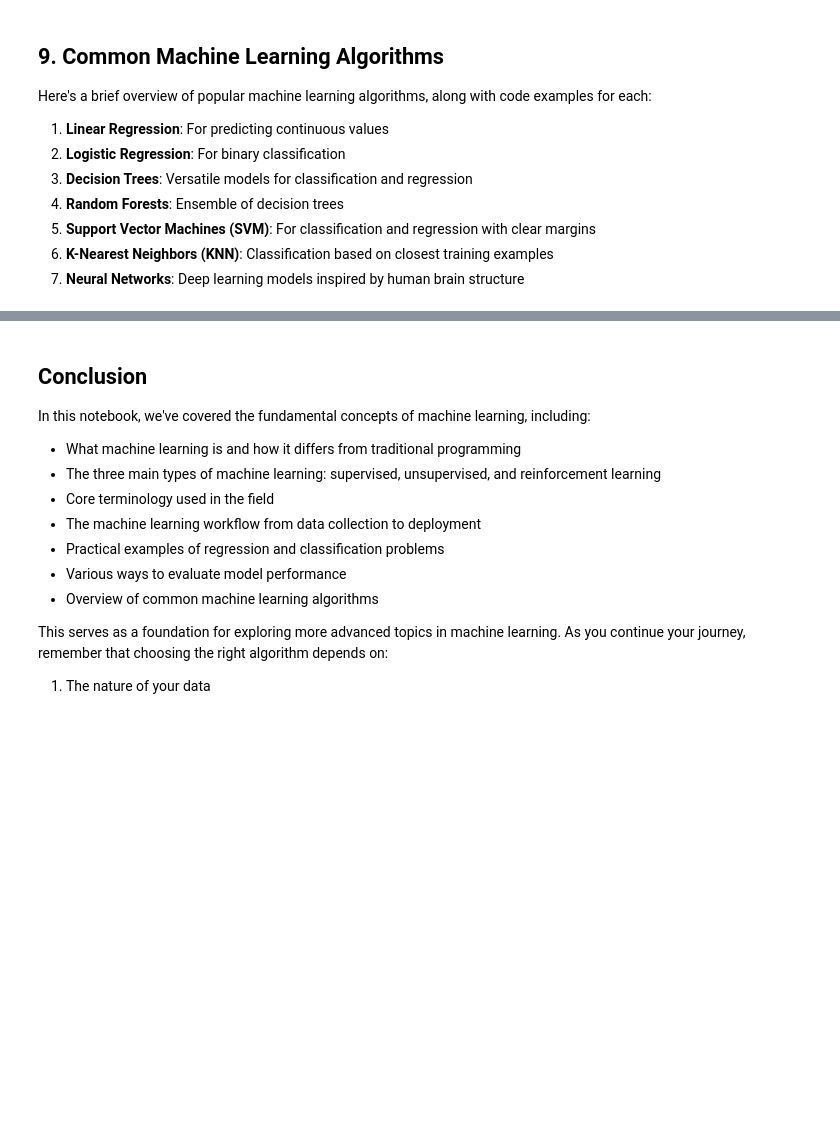
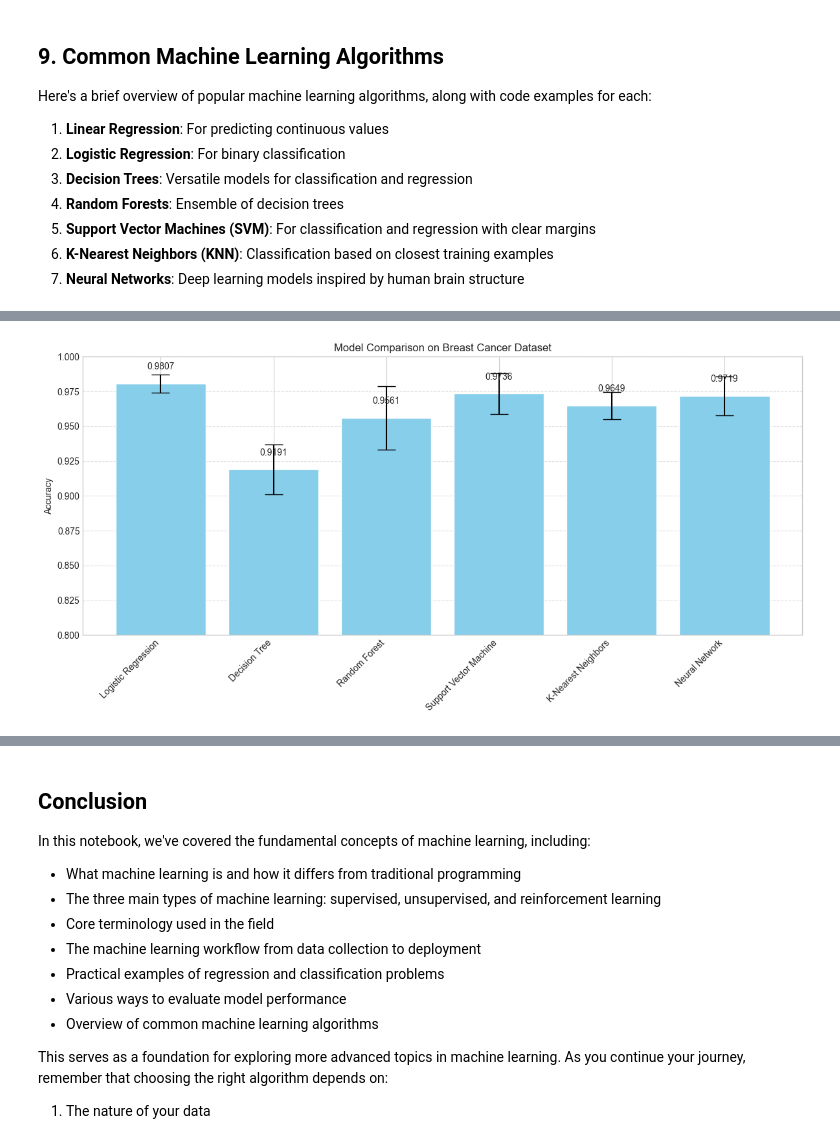
Before and after one commit to pavelklos/ai-ml, a Jupyter notebook: 2-ML/02-01-01.ipynb, the cells around one changed output, grey strips where cells are left out. Drawn from its saved outputs; the diff is of its cells as text; code cells hidden in the pictures; blank space fills up the shorter version.

```diff
--- a/2-ML/02-01-01.ipynb
+++ b/2-ML/02-01-01.ipynb
@@ -769,0 +861,94 @@ print("- Neural Network: When you have a large dataset and complex patterns to l
+# %%
+import os
+import warnings
+from sklearn import datasets
+from sklearn.preprocessing import StandardScaler
+from sklearn.model_selection import cross_val_score
+from sklearn.linear_model import LogisticRegression
+from sklearn.tree import DecisionTreeClassifier
+from sklearn.ensemble import RandomForestClassifier
+from sklearn.svm import SVC
+from sklearn.neighbors import KNeighborsClassifier
+from sklearn.neural_network import MLPClassifier
+import matplotlib.pyplot as plt
+
+# Set LOKY_MAX_CPU_COUNT environment variable to the number of cores you want to use
+# Example: Set to the number of logical cores or specify a custom number
+os.environ['LOKY_MAX_CPU_COUNT'] = '4'  # Adjust this number based on your system's cores
+
+# Suppress the specific warning about the physical cores
+warnings.filterwarnings("ignore", message=".*Could not find the number of physical cores.*")
+
+# Load the breast cancer dataset for a binary classification task
+cancer = datasets.load_breast_cancer()
+X = cancer.data
+y = cancer.target
+
+# Standardize features (important for some algorithms like SVM and Neural Networks)
+scaler = StandardScaler()
+X_scaled = scaler.fit_transform(X)
+
+# Define classifiers with appropriate parameters
+classifiers = {
+    'Logistic Regression': LogisticRegression(max_iter=1000, random_state=42),
+    'Decision Tree': DecisionTreeClassifier(max_depth=5, random_state=42),
+    'Random Forest': RandomForestClassifier(n_estimators=100, random_state=42),
+    'Support Vector Machine': SVC(kernel='rbf', probability=True, random_state=42),
+    'K-Nearest Neighbors': KNeighborsClassifier(n_neighbors=5),
+    'Neural Network': MLPClassifier(hidden_layer_sizes=(100,), max_iter=1000, random_state=42)
+}
+
+# Train and evaluate each classifier
+results = {}
+for name, clf in classifiers.items():
+    # Perform cross-validation
+    cv_scores = cross_val_score(clf, X_scaled, y, cv=5, scoring='accuracy')
+    results[name] = {
+        'mean_accuracy': cv_scores.mean(),
+        'std_accuracy': cv_scores.std()
+    }
+
+    # Fit on full data for later use
+    clf.fit(X_scaled, y)
+
+    print(f"{name}:")
+    print(f"  Mean Accuracy: {cv_scores.mean():.4f} ± {cv_scores.std():.4f}")
+
+# Visualize the comparison
+plt.figure(figsize=(12, 6))
+names = list(results.keys())
+mean_acc = [results[name]['mean_accuracy'] for name in names]
+std_acc = [results[name]['std_accuracy'] for name in names]
+
+# Plot bar chart
+plt.bar(names, mean_acc, yerr=std_acc, capsize=10, color='skyblue')
+plt.ylabel('Accuracy')
+plt.title('Model Comparison on Breast Cancer Dataset')
+plt.ylim(0.8, 1.0)  # Adjust as needed based on your results
+plt.xticks(rotation=45, ha='right')
+plt.grid(axis='y', linestyle='--', alpha=0.7)
+
+for i, v in enumerate(mean_acc):
+    plt.text(i, v + 0.01, f"{v:.4f}", ha='center')
+
+plt.tight_layout()
+plt.show()
+
+# Brief description of each algorithm
+print("\nAlgorithm Descriptions:")
+print("1. Logistic Regression: A linear model for binary classification that uses a logistic function")
+print("2. Decision Tree: A tree-like model that makes decisions based on feature values")
+print("3. Random Forest: An ensemble of decision trees that improves accuracy and reduces overfitting")
+print("4. Support Vector Machine (SVM): Finds the optimal hyperplane that separates classes")
+print("5. K-Nearest Neighbors (KNN): Classifies based on the majority class of K nearest training examples")
+print("6. Neural Network: Multi-layer perceptron that can model complex non-linear relationships")
+
+# When to use each algorithm
+print("\nWhen to use each algorithm:")
+print("- Linear/Logistic Regression: When you need interpretability or have limited resources")
+print("- Decision Tree: When you need a simple, interpretable model")
+print("- Random Forest: When you need higher accuracy without much parameter tuning")
+print("- SVM: When you have a small to medium dataset with clear class boundaries")
+print("- KNN: When the decision boundaries are irregular and you have low-dimensional data")
+print("- Neural Network: When you have a large dataset and complex patterns to learn")
+# %% [output]
@@ -769,0 +967 @@ print("- Neural Network: When you have a large dataset and complex patterns to l
+[figure, added]
```
Also changed, not shown: parts of 11 cells of this notebook.
